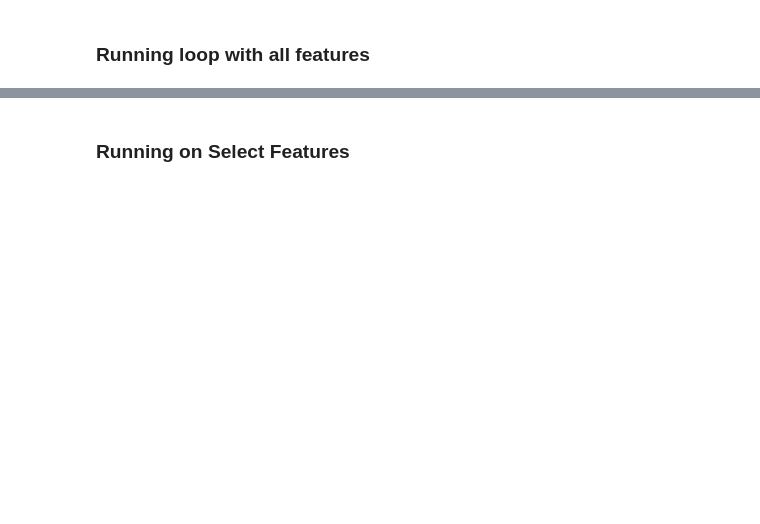
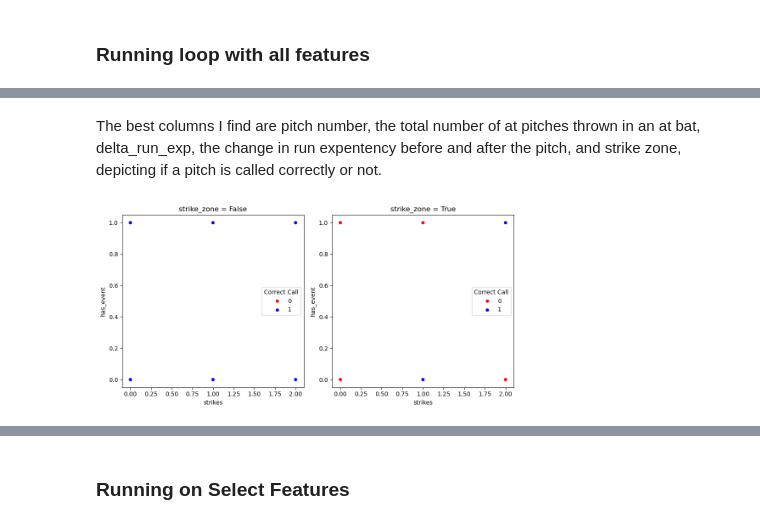
Before and after one commit to ctkatz/ML_project, a Jupyter notebook: chloe.ipynb, the cells around one changed output, grey strips where cells are left out. Cells and saved outputs as stored; diff of their text form; code cells hidden in the pictures; blank space fills up the shorter version.

```diff
--- a/chloe.ipynb
+++ b/chloe.ipynb
@@ -77,10 +104,9 @@ all_quant_cols = [  # only numerical features
     'release_speed', 'release_pos_x', 'release_pos_z', 'zone', 'balls', 'strikes',
     'pfx_x', 'pfx_z', 'plate_x', 'plate_z', 'outs_when_up', 'inning',
     'vx0', 'vy0', 'vz0', 'ax', 'ay', 'az', 'release_spin_rate', 'release_extension',
-    'release_pos_y', 'woba_value', 'woba_denom', 'babip_value', 'iso_value',
-    'at_bat_number', 'pitch_number', 'home_score', 'away_score', 'bat_score',
+    'release_pos_y', 'at_bat_number', 'pitch_number', 'home_score', 'away_score', 'bat_score',
     'fld_score', 'post_away_score', 'post_home_score', 'post_bat_score',
-    'post_fld_score', 'spin_axis', 'delta_home_win_exp', 'delta_run_exp', 'has_event'
+    'post_fld_score', 'spin_axis', 'delta_home_win_exp', 'has_event'
 ]
 
 all_qual_cols = [
@@ -89,6 +115,3 @@ all_qual_cols = [
  'if_fielding_alignment', 'of_fielding_alignment', 'count', 'PBhand', 'pitch_cat',
  'batter_fullName', 'batSide', 'batter_birthCountry', 'strike_zone'
 ]
-
-def encode_categoricals(df, categorical_cols):
-    return pd.get_dummies(df, columns=categorical_cols, drop_first=True)
@@ -102,5 +118,5 @@ print(unique_woba_denom)
 # %%
-
+# two quant, one qual
 from itertools import combinations
 from sklearn.linear_model import LogisticRegression
 from tqdm import tqdm
@@ -119,10 +135,10 @@ with tqdm(total=total_combos, desc="Evaluating combinations") as pbar:
             cols = list(pair) + [qual]  # use just the current qualitative column
             try:
                 # Drop rows with NaNs in selected columns only
-                X_sub = X_train[cols].dropna()
-                y_sub = y_train.loc[X_sub.index]
+                X_sub = X_train_balanced[cols].dropna()
+                y_sub = y_train_balanced.loc[X_sub.index]
 
-                if len(X_sub) > min_datapoints:
+                if len(X_sub) < min_datapoints:
                     continue
 
                 LR = LogisticRegression()
@@ -197,0 +180,56 @@ ValueError: at least one array or dtype is required
+# %% [markdown]
+The best columns I find are pitch number, the total number of at pitches thrown in an at bat, delta_run_exp, the change in run expentency before and after the pitch, and strike zone, depicting if a pitch is called correctly or not.
+# %%
+# visualizing model
+
+import matplotlib.pyplot as plt
+import seaborn as sns
+
+
+quant1, quant2, qual = best_cols  # Unpack
+
+# Set up the full dataframe
+plot_df = X_train_balanced[[quant1, quant2, qual]].copy()
+plot_df['target'] = y_train_balanced.values  # Add back the target
+
+# Unique categories in the qualitative variable
+categories = plot_df[qual].dropna().unique()
+
+# Set up subplots
+n_categories = len(categories)
+n_cols = 3
+n_rows = (n_categories + n_cols - 1) // n_cols  # rounds up
+fig, axes = plt.subplots(n_rows, n_cols, figsize=(n_cols*5, n_rows*5), squeeze=False)
+
+# Plot each category
+for idx, category in enumerate(categories):
+    row = idx // n_cols
+    col = idx % n_cols
+    ax = axes[row, col]
+
+    # Filter only this category
+    cat_df = plot_df[plot_df[qual] == category]
+
+    # Scatterplot
+    sns.scatterplot(
+        data=cat_df,
+        x=quant1,
+        y=quant2,
+        hue='target',
+        palette={0: 'red', 1: 'blue'},
+        ax=ax
+    )
+
+    ax.set_title(f"{qual} = {category}")
+    ax.legend(title="Correct Call", loc='best')
+
+# Hide unused subplots
+for idx in range(len(categories), n_rows*n_cols):
+    row = idx // n_cols
+    col = idx % n_cols
+    axes[row][col].axis('off')
+
+plt.tight_layout()
+plt.show()
+# %% [output]
+[figure, added]
```
Also changed, not shown: parts of 15 cells of this notebook.
